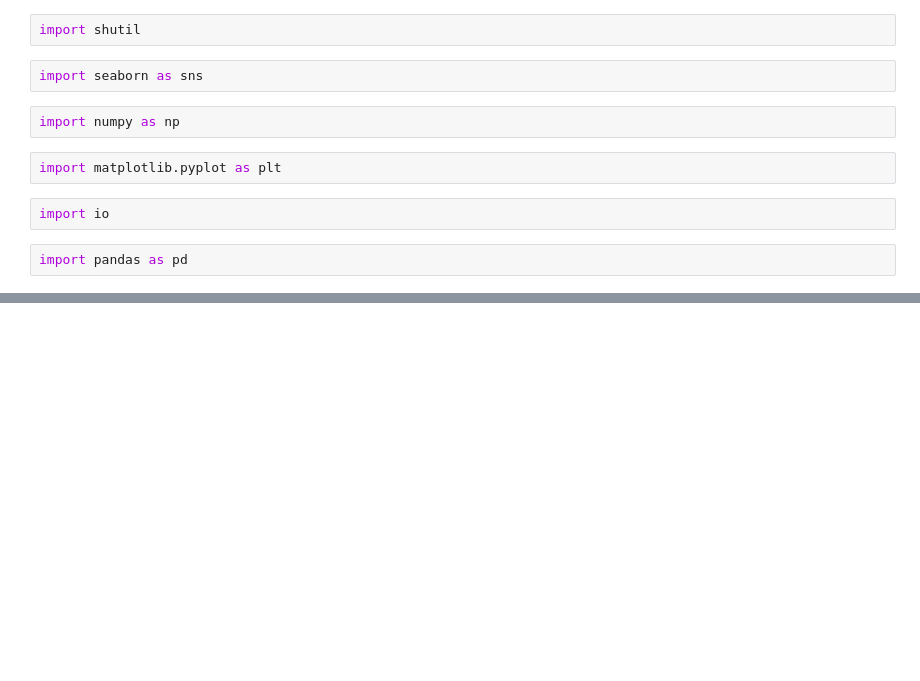
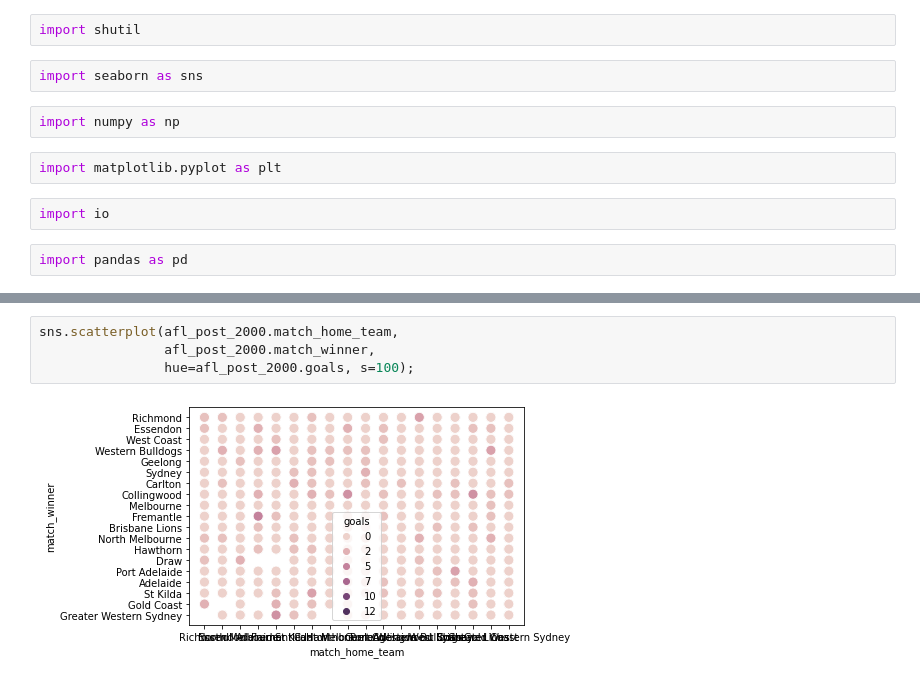
Before and after one commit to jndorosey/googlecolab, a Jupyter notebook: 2_3_Vis_Tabular_data.ipynb, the cells around one changed output, grey strips where cells are left out. Cells and saved outputs as stored; diff of their text form; blank space fills up the shorter version.

```diff
--- a/2_3_Vis_Tabular_data.ipynb
+++ b/2_3_Vis_Tabular_data.ipynb
@@ -33,0 +83,6 @@ Warning: total number of rows (655663) exceeds max_rows (20000). Limiting to fir
+# %%
+sns.scatterplot(afl_post_2000.match_home_team,
+                afl_post_2000.match_winner,
+                hue=afl_post_2000.goals, s=100);
+# %% [output]
+[figure, added]
```
Also changed, not shown: parts of 11 cells of this notebook.
